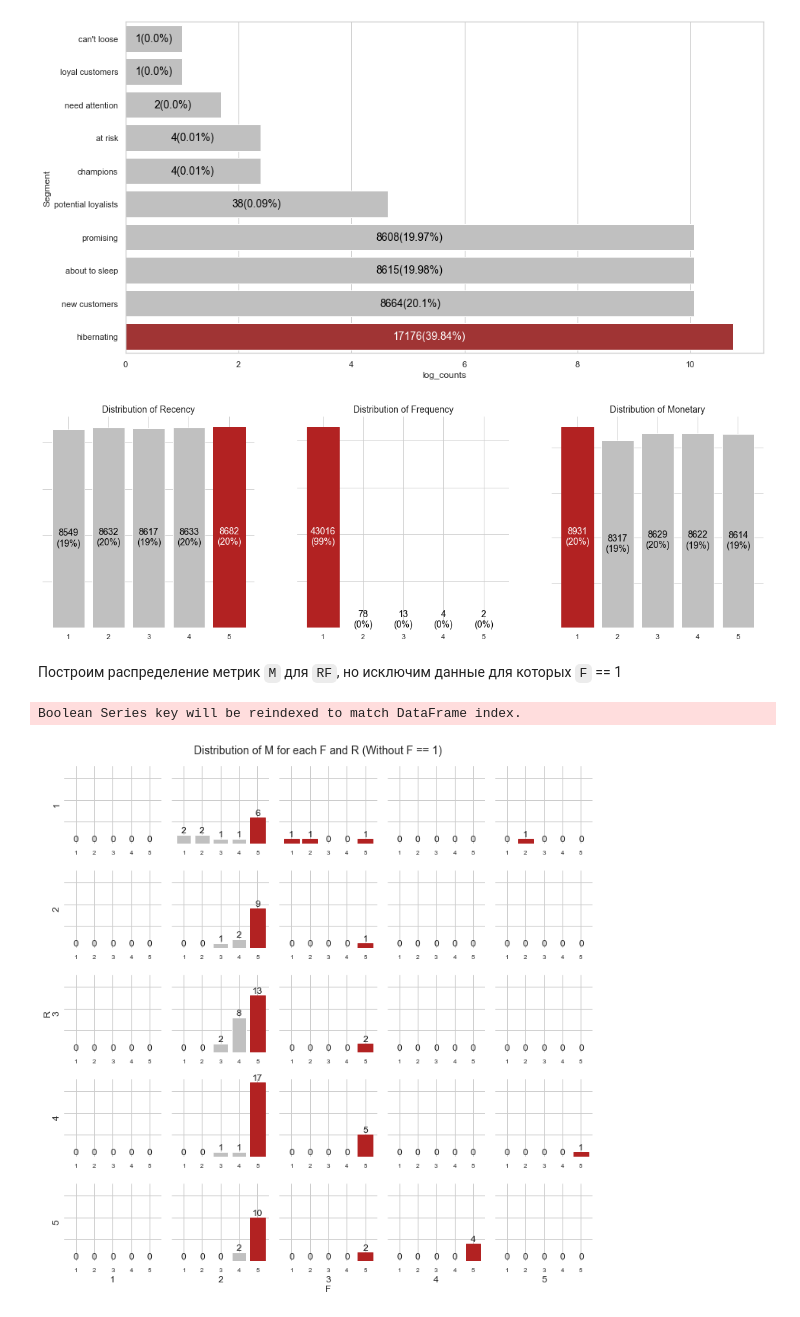
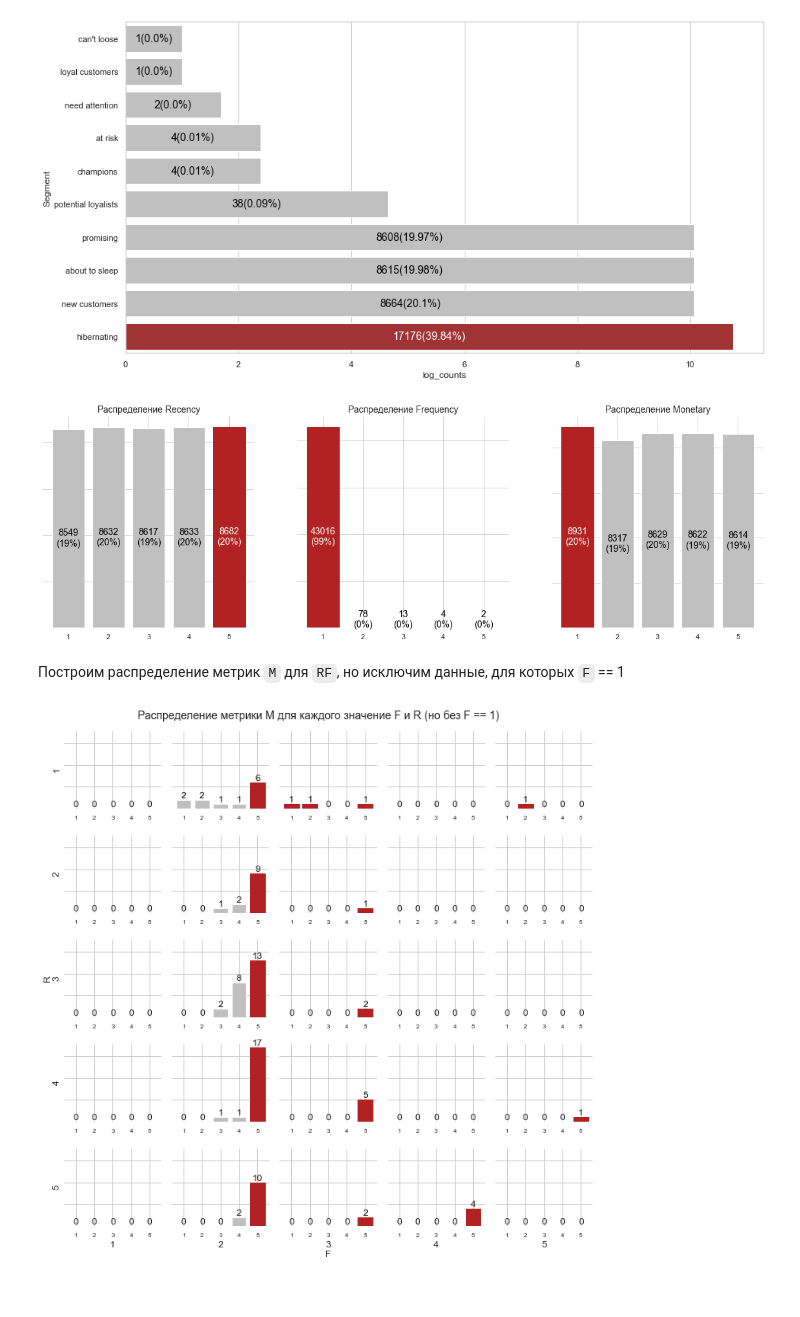
Before and after one commit to PavelSyr/da_karpov.cources_first.project, a Jupyter notebook: pavel_syrnev_15.04_p-syrnev/variant1/e-commerce.ipynb, the cells around one changed output. Drawn from its saved outputs; the diff is of its cells as text; code cells hidden in the pictures.

```diff
--- a/pavel_syrnev_15.04_p-syrnev/variant1/e-commerce.ipynb
+++ b/pavel_syrnev_15.04_p-syrnev/variant1/e-commerce.ipynb
@@ -1170,7 +1167,7 @@ for i, p in enumerate(['R', 'F', 'M']):
     bars = ax.bar(x, y, color=our_palette['default'])
     ax.set_frame_on(False)
     ax.tick_params(left=False, labelleft=False, bottom=False)
-    ax.set_title('Distribution of {}'.format(parameters[p]), fontsize=14)
+    ax.set_title(f'Распределение {parameters[p]}', fontsize=14)
 
     for bar in bars:
         value = bar.get_height()
@@ -1198,9 +1195,9 @@ for i, p in enumerate(['R', 'F', 'M']):
 
 plt.show()
 # %% [output]
-[figure, old version]
+[figure, new version]
 # %% [markdown]
-Построим распределение метрик `M` для `RF`, но исключим данные для которых `F` == 1
+Построим распределение метрик `M` для `RF`, но исключим данные, для которых `F` == 1
 # %%
 # plot the distribution of M for RF score (Without F == 1)
 fig, axes = plt.subplots(nrows=5, ncols=5,
@@ -1220,36 +1217,35 @@ for r in r_range:
         if r == 5:
             if f == 3:
                 ax.set_xlabel(f'{f}\nF', va='top')
             else:
                 ax.set_xlabel(f'{f}\n', va='top')
         if f == 1:
             if r == 3:
                 ax.set_ylabel(f'R\n{r}')
             else:
                 ax.set_ylabel(r)
         ax.set_frame_on(False)
         ax.tick_params(left=False, labelleft=False, bottom=False)
         ax.set_xticks(x)
         ax.set_xticklabels(x, fontsize=8)
 
         for bar in bars:
             value = bar.get_height()
             if value == y.max():
                 bar.set_color(our_palette['max'])
             ax.text(bar.get_x() + bar.get_width() / 2,
                     value,
                     int(value),
                     ha='center',
                     va='bottom',
                     color='k')
 
-fig.suptitle('Distribution of M for each F and R (Without F == 1)',
+fig.suptitle('Распределение метрики M для каждого значение F и R (но без F == 1)',
              fontsize=14)
 plt.tight_layout()
 plt.show()
 # %% [output]
-Boolean Series key will be reindexed to match DataFrame index.
-[figure, old version]
+[figure, new version]
 # %% [markdown]
 ### Заключение
 
```
Also changed, not shown: parts of 40 cells of this notebook.
